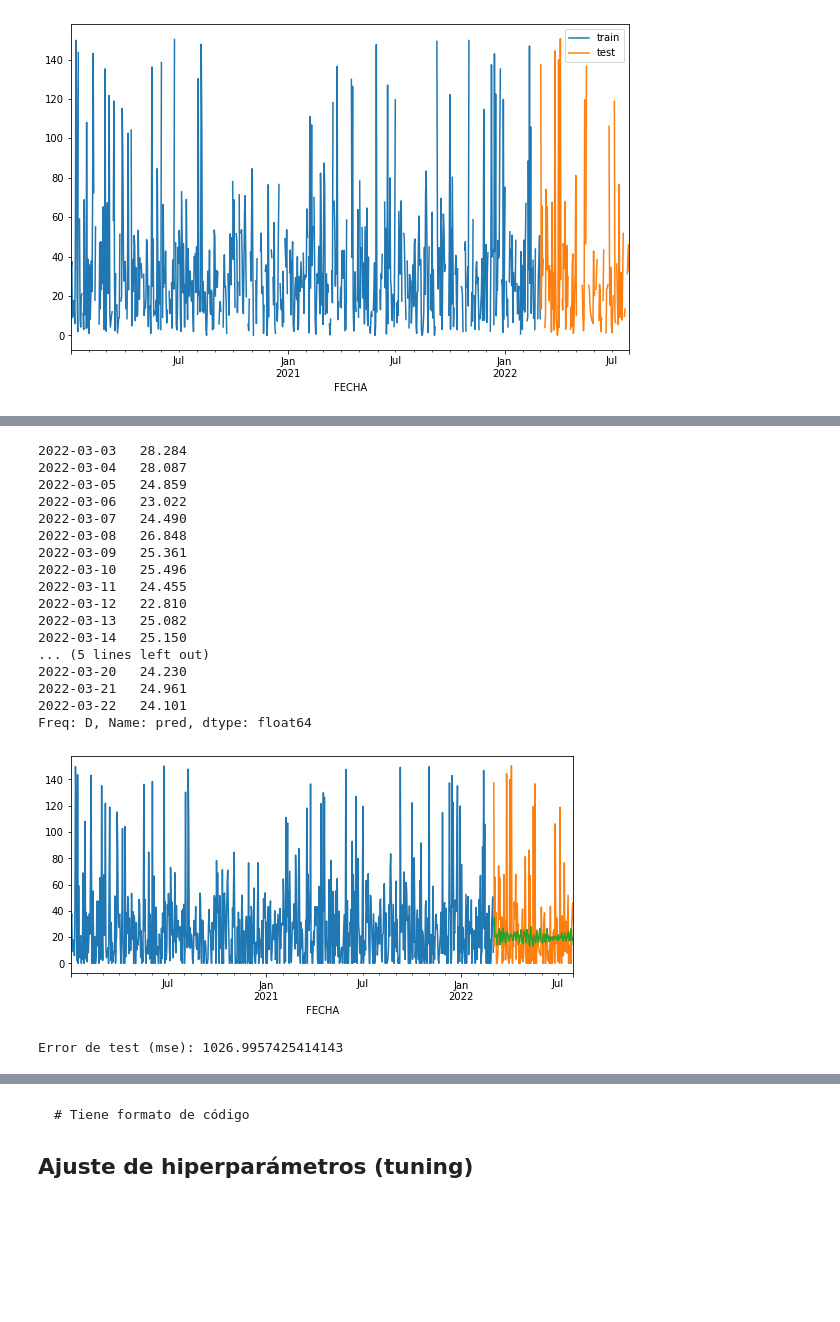
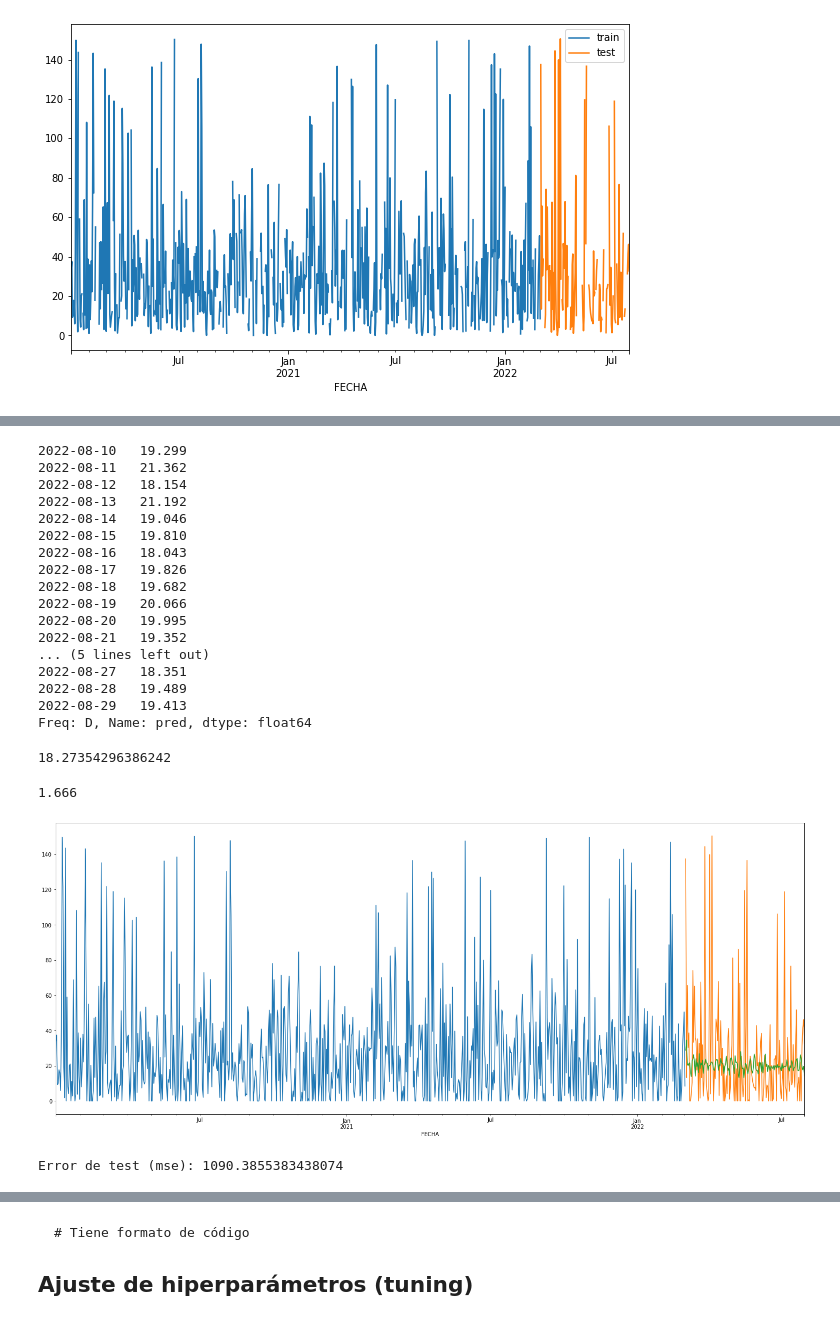
Before and after one commit to rdcn93/UPC_PI2_Model, a Jupyter notebook: UPC_PI2_Modelo.ipynb, the cells around one changed output, grey strips where cells are left out. Drawn from its saved outputs; the diff is of its cells as text; code cells hidden in the pictures; blank space fills up the shorter version.

```diff
--- a/UPC_PI2_Modelo.ipynb
+++ b/UPC_PI2_Modelo.ipynb
@@ -920,35 +921,43 @@ Skforecast version: 0.4.2
 # %%
 # Predicciones
 # ==============================================================================
-steps = 150
+steps = 180
 predicciones = forecaster.predict(steps=steps)
-predicciones.head(20)
+predicciones.tail(20)
 # %% [output]
-2022-03-03   28.284
-2022-03-04   28.087
-2022-03-05   24.859
-2022-03-06   23.022
-2022-03-07   24.490
-2022-03-08   26.848
-2022-03-09   25.361
-2022-03-10   25.496
-2022-03-11   24.455
-2022-03-12   22.810
-2022-03-13   25.082
-2022-03-14   25.150
+2022-08-10   19.299
+2022-08-11   21.362
+2022-08-12   18.154
+2022-08-13   21.192
+2022-08-14   19.046
+2022-08-15   19.810
+2022-08-16   18.043
+2022-08-17   19.826
+2022-08-18   19.682
+2022-08-19   20.066
+2022-08-20   19.995
+2022-08-21   19.352
 ... (5 lines left out)
-2022-03-20   24.230
-2022-03-21   24.961
-2022-03-22   24.101
+2022-08-27   18.351
+2022-08-28   19.489
+2022-08-29   19.413
 Freq: D, Name: pred, dtype: float64
+# %%
+predicciones.loc["2022-03-21"]
+# %% [output]
+18.27354296386242
+# %%
+datos_test_imp.CANTIDAD.loc["2022-03-21"]
+# %% [output]
+1.666
 # %%
-fig, ax = plt.subplots(figsize=(9, 4))
+fig, ax = plt.subplots(figsize=(25, 10))
 datos_train_imp['CANTIDAD'].plot(ax=ax, label='train')
 datos_test_imp['CANTIDAD'].plot(ax=ax, label='test')
 predicciones.plot(ax=ax, label='predicciones')
 plt.show()
 # %% [output]
-[figure, old version]
+[figure, new version]
 # %%
 error_mse = mean_squared_error(
                 y_true = datos_test_imp['CANTIDAD'],
@@ -957,7 +966,7 @@ error_mse = mean_squared_error(
 
 print(f"Error de test (mse): {error_mse}")
 # %% [output]
-Error de test (mse): 1026.9957425414143
+Error de test (mse): 1090.3855383438074
 # %%
 predicciones.head()
 # %% [output]
```
Also changed, not shown: parts of 46 cells of this notebook.
